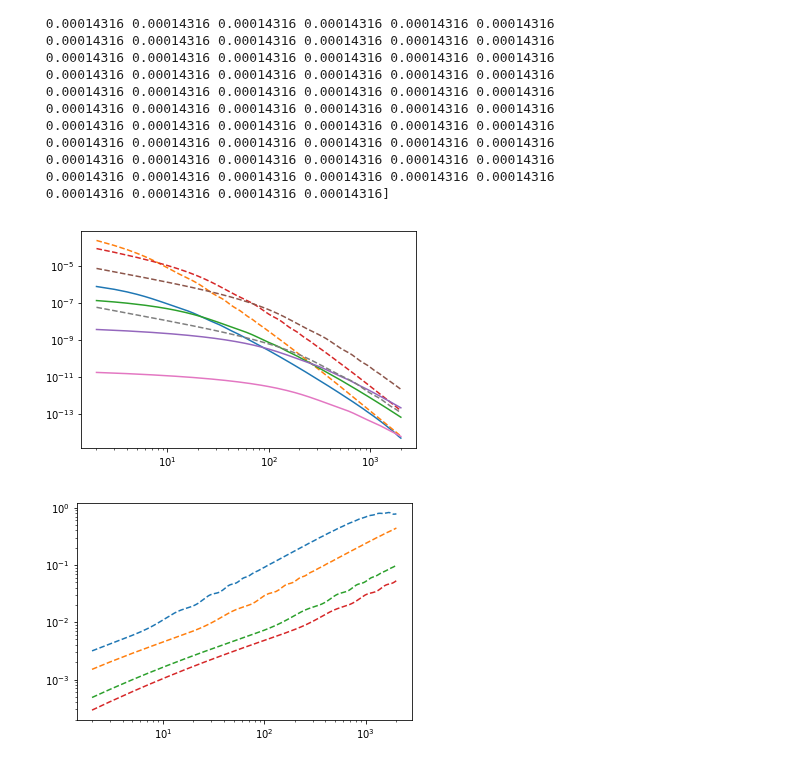
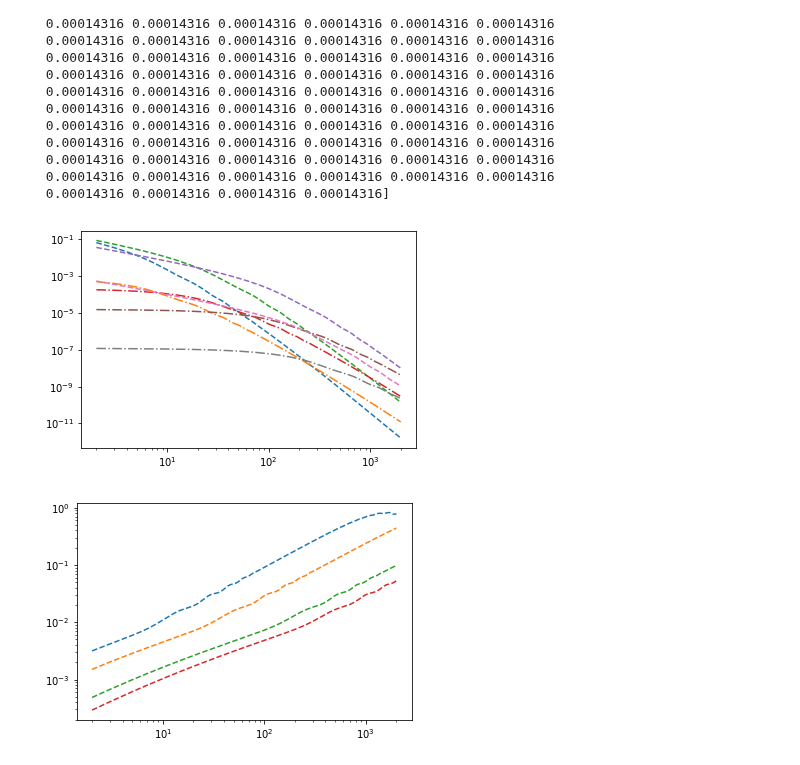
Before and after one commit to VMBoehm/postlimber, a Jupyter notebook: notebooks/G matrices.ipynb, the cells around one changed output. Cells and saved outputs as stored; diff of their text form; code cells hidden in the pictures.

```diff
--- a/notebooks/G matrices.ipynb
+++ b/notebooks/G matrices.ipynb
@@ -345,13 +345,11 @@ chigrid = r2d*chi_cmb
 chigrid2= r2d*chi_cmb*t2d
 print((chigrid[-1,:]-chigrid2[-1,:])/chigrid2[-1,:])
 
-chis1 = chigrid[-1,:]
-chis2 = chigrid2[-1,:]
 Cldeltapsi=np.zeros((len(ell_),len(t_),len(t_)))
 for ii, ell in enumerate(ell_):
     k1 = ell/chigrid
     k2 = ell/chigrid2
-    Cldeltapsi[ii] = D_chi(chigrid)*D_chi(chigrid2)*np.sqrt(Pk_(k1)/k1**2*Pk_(k2)/k2**2)*(1.+z_chi((chigrid2)))*prefac/chigrid/chigrid2
+    Cldeltapsi[ii] = D_chi(chigrid)*D_chi(chigrid2)*np.sqrt(Pk_(k1)*Pk_(k2))/k2**2*(1.+z_chi((chigrid2)))*prefac/chigrid
 # %% [output]
 [0.00014316 0.00014316 0.00014316 0.00014316 0.00014316 0.00014316
  0.00014316 0.00014316 0.00014316 0.00014316 0.00014316 0.00014316
@@ -370,12 +368,20 @@ for ii, ell in enumerate(ell_):
  0.00014316 0.00014316 0.00014316 0.00014316 0.00014316 0.00014316
  0.00014316 0.00014316 0.00014316 0.00014316 0.00014316 0.00014316
  0.00014316 0.00014316 0.00014316 0.00014316]
+# %%
+chi = t_*chi_cmb
+
+Cldeltapsi2=np.zeros((len(ell_),len(t_)))
+for ii, ell in enumerate(ell_):
+    k = ell/chi
+    Cldeltapsi2[ii] = D_chi(chi)*D_chi(chi)*np.sqrt(Pk_(k)*Pk_(k))*(1.+z_chi((chi)))*prefac/ell
 # %%
 for jj in [10,20,50,90]:
-    plt.loglog(ell_, cldeltapsi[:,-1,jj])
+    #plt.loglog(ell_, cldeltapsi[:,-1,jj])
     plt.loglog(ell_, Cldeltapsi[:,-1,jj],ls='--')
+    plt.loglog(ell_, Cldeltapsi2[:,jj],ls='-.')
 # %% [output]
-[figure, old version]
+[figure, new version]
 # %%
 for jj in [10,20,50,90]:
     plt.loglog(ell_, cldeltapsi[:,-1,jj]/Cldeltapsi[:,-1,jj],ls='--')
```
Also changed, not shown: 2 other files.
